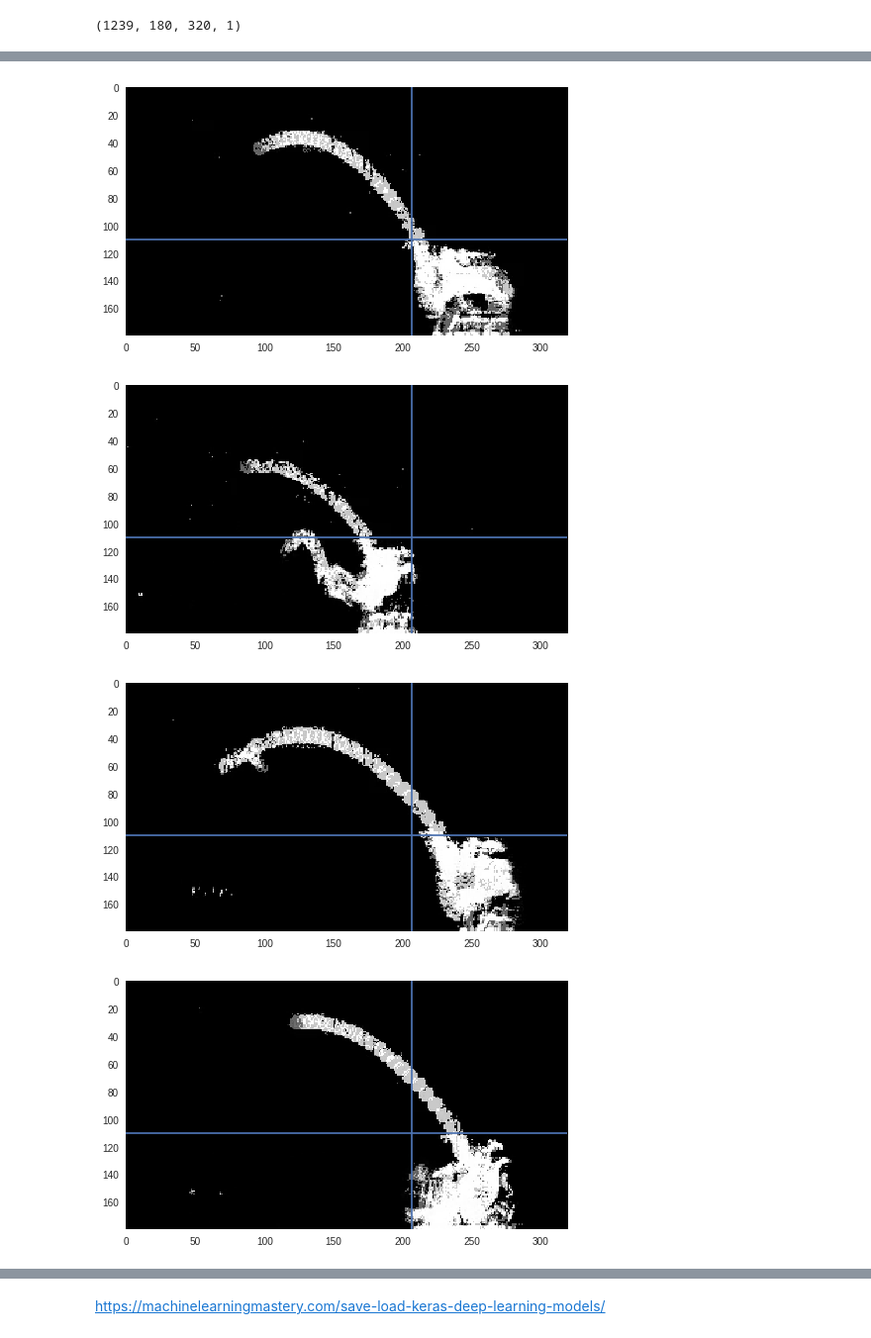
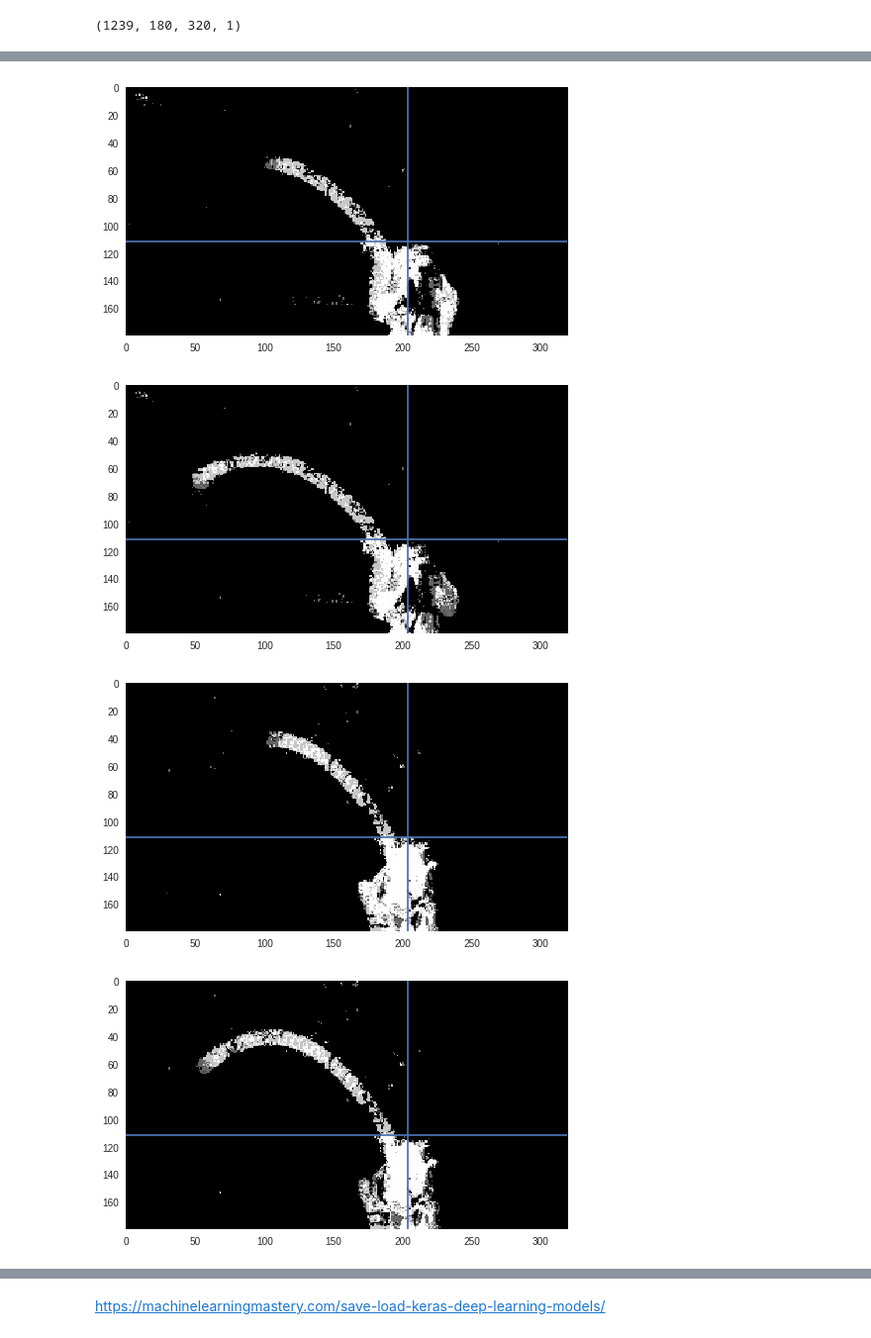
Before and after one commit to ZackAkil/optimising-basketball, a Jupyter notebook: shot prediction/where_did_i_shoot_from.ipynb, the cells around one changed output, grey strips where cells are left out. Shown at 99% size. Saved outputs shown, nothing was run; the diff lists cells and outputs as text; code cells hidden in the pictures.

```diff
--- a/shot prediction/where_did_i_shoot_from.ipynb
+++ b/shot prediction/where_did_i_shoot_from.ipynb
@@ -95,8 +230,8 @@ X_train, X_test, y_train, y_test = train_test_split(
 # %%
 del(X)
 # %%
-X_train = (X_train / 255.).astype(np.float32)
-X_test = (X_test / 255.).astype(np.float32)
+X_train = (X_train / 255.).astype(np.float16)
+X_test = (X_test / 255.).astype(np.float16)
 # %%
 X_test.dtype
 # %% [output]
@@ -125,17 +260,16 @@ X.shape
 input_shape = (180, 320, 1)
 # %%
 model = Sequential()
-model.add(Conv2D(16, kernel_size=(3, 3),
+model.add(Conv2D(4, kernel_size=(3, 3),
                  activation='relu',
                  input_shape=input_shape))
-model.add(Conv2D(8, (3, 3), activation='relu'))
+# model.add(Conv2D(4, (3, 3), activation='relu'))
 model.add(MaxPooling2D(pool_size=(2, 2)))
 model.add(Dropout(0.5))
 model.add(Flatten())
-model.add(Dense(64, activation='relu'))
+model.add(Dense(8, activation='relu'))
 model.add(Dropout(0.5))
 model.add(Dense(2, activation='linear'))
 # %%
 model.compile(loss=keras.losses.mean_squared_error,
-              optimizer=keras.optimizers.Adam(),
-              metrics=['mean_squared_error'])
+              optimizer=keras.optimizers.Adam())
@@ -142,6 +284,6 @@ model.compile(loss=keras.losses.mean_squared_error,
 # %%
 batch_size = 128
-epochs = 20
+epochs = 5
 
 
 model.fit(X_train, y_train,
@@ -190,4 +336,4 @@ def show_frames(X, y, m=10):
 # %%
 pred = model.predict(X_test)
-show_frames(X_test, pred, m=10)
+show_frames(X_test[::10], pred[::10], m=5)
 # %% [output]
@@ -195,4 +341,4 @@ show_frames(X_test, pred, m=10)
-[figure, old version]
+[figure, new version]
-[figure, old version]
+[figure, new version]
-[figure, old version]
+[figure, new version]
-[figure, old version]
+[figure, new version]
```
Also changed, not shown: parts of 34 cells of this notebook.
